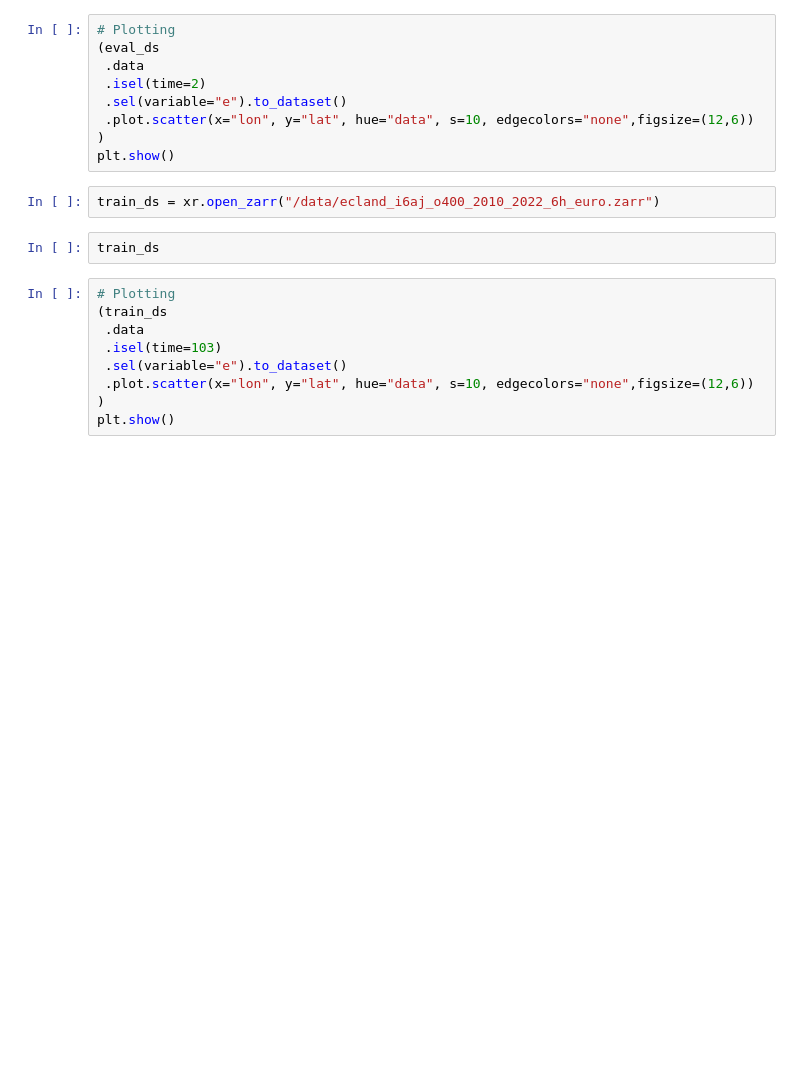
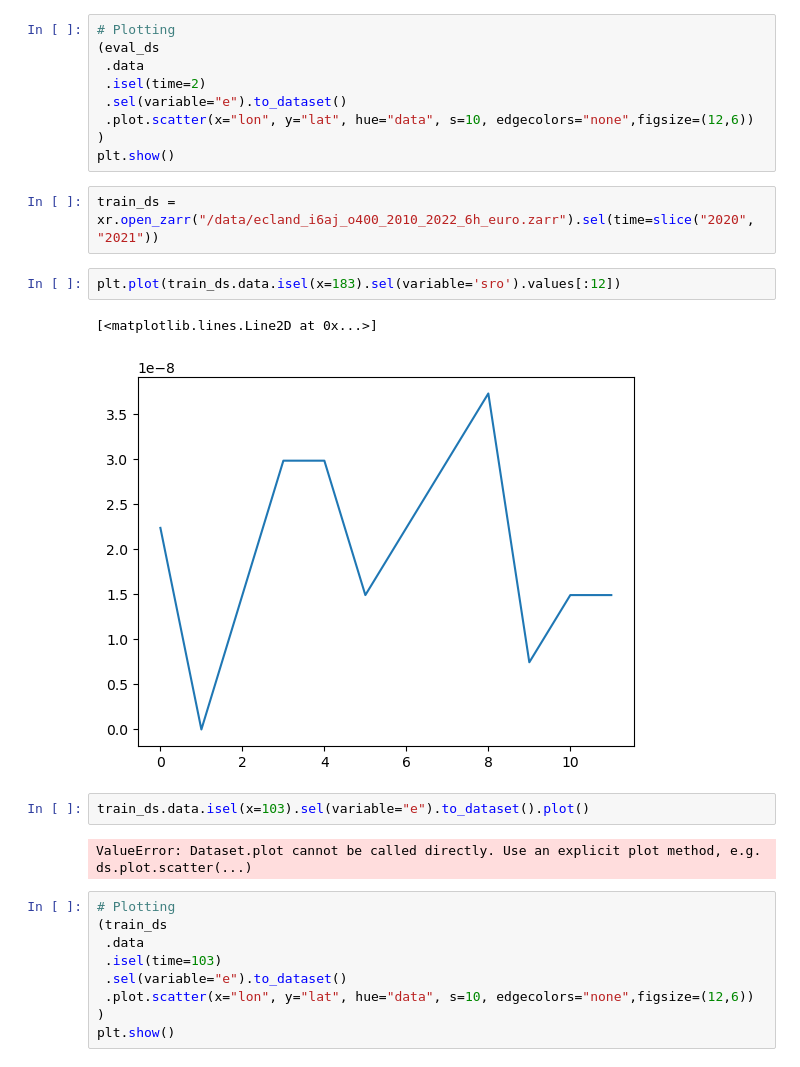
Before and after one commit to ECMWFCode4Earth/ML-BEES, a Jupyter notebook: ML-BEES-eval/physical_consistency.ipynb, the cells around one changed output. Cells and saved outputs as stored; diff of their text form; blank space fills up the shorter version.

```diff
--- a/ML-BEES-eval/physical_consistency.ipynb
+++ b/ML-BEES-eval/physical_consistency.ipynb
@@ -242,9 +242,16 @@ Attributes: (0)
 )
 plt.show()
 # %%
-train_ds = xr.open_zarr("/data/ecland_i6aj_o400_2010_2022_6h_euro.zarr")
+train_ds = xr.open_zarr("/data/ecland_i6aj_o400_2010_2022_6h_euro.zarr").sel(time=slice("2020", "2021"))
-# %%
-train_ds
+# %%
+plt.plot(train_ds.data.isel(x=183).sel(variable='sro').values[:12])
+# %% [output]
+[<matplotlib.lines.Line2D at 0x...>]
+[figure, added]
+# %%
+train_ds.data.isel(x=103).sel(variable="e").to_dataset().plot()
+# %% [output]
+ValueError: Dataset.plot cannot be called directly. Use an explicit plot method, e.g. ds.plot.scatter(...)
 # %%
 # Plotting
 (train_ds
```
Also changed, not shown: parts of 15 cells of this notebook.
